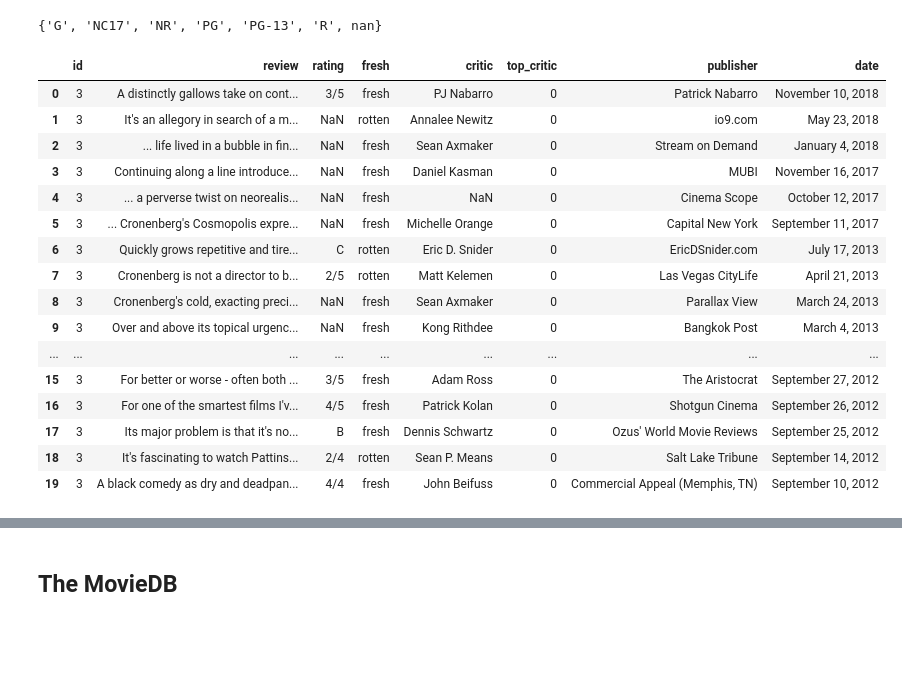
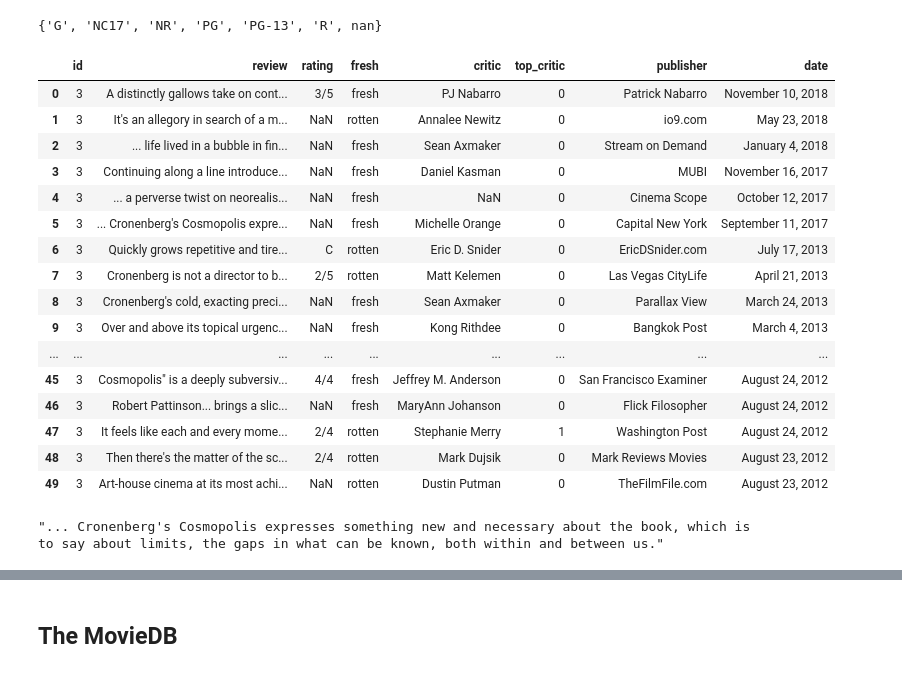
Before and after one commit to hacampbell1/teamaustin, a Jupyter notebook: computer_vision2.ipynb, the cells around one changed output, grey strips where cells are left out. Drawn from its saved outputs; the diff is of its cells as text; code cells hidden in the pictures; blank space fills up the shorter version.

```diff
--- a/computer_vision2.ipynb
+++ b/computer_vision2.ipynb
@@ -608,22 +620,26 @@ set(rt_movie_info.rating)
 {'G', 'NC17', 'NR', 'PG', 'PG-13', 'R', nan}
 # %%
 rt_reviews = pd.read_csv('data/rt.reviews.tsv.gz', sep='\t', encoding='cp1252')
-rt_reviews.head(20)
+rt_reviews.head(50)
 # %% [output]
 |  | id | review | rating | fresh | critic | top_critic | publisher | date |
 | 0 | 3 | A distinctly gallows take on cont... | 3/5 | fresh | PJ Nabarro | 0 | Patrick Nabarro | November 10, 2018 |
 | 1 | 3 | It's an allegory in search of a m... | NaN | rotten | Annalee Newitz | 0 | io9.com | May 23, 2018 |
 | 2 | 3 | ... life lived in a bubble in fin... | NaN | fresh | Sean Axmaker | 0 | Stream on Demand | January 4, 2018 |
 | 3 | 3 | Continuing along a line introduce... | NaN | fresh | Daniel Kasman | 0 | MUBI | November 16, 2017 |
 | 4 | 3 | ... a perverse twist on neorealis... | NaN | fresh | NaN | 0 | Cinema Scope | October 12, 2017 |
 | 5 | 3 | ... Cronenberg's Cosmopolis expre... | NaN | fresh | Michelle Orange | 0 | Capital New York | September 11, 2017 |
 | 6 | 3 | Quickly grows repetitive and tire... | C | rotten | Eric D. Snider | 0 | EricDSnider.com | July 17, 2013 |
 | 7 | 3 | Cronenberg is not a director to b... | 2/5 | rotten | Matt Kelemen | 0 | Las Vegas CityLife | April 21, 2013 |
 | 8 | 3 | Cronenberg's cold, exacting preci... | NaN | fresh | Sean Axmaker | 0 | Parallax View | March 24, 2013 |
 | 9 | 3 | Over and above its topical urgenc... | NaN | fresh | Kong Rithdee | 0 | Bangkok Post | March 4, 2013 |
 | ... | ... | ... | ... | ... | ... | ... | ... | ... |
-| 15 | 3 | For better or worse - often both ... | 3/5 | fresh | Adam Ross | 0 | The Aristocrat | September 27, 2012 |
-| 16 | 3 | For one of the smartest films I'v... | 4/5 | fresh | Patrick Kolan | 0 | Shotgun Cinema | September 26, 2012 |
-| 17 | 3 | Its major problem is that it's no... | B | fresh | Dennis Schwartz | 0 | Ozus' World Movie Reviews | September 25, 2012 |
-| 18 | 3 | It's fascinating to watch Pattins... | 2/4 | rotten | Sean P. Means | 0 | Salt Lake Tribune | September 14, 2012 |
-| 19 | 3 | A black comedy as dry and deadpan... | 4/4 | fresh | John Beifuss | 0 | Commercial Appeal (Memphis, TN) | September 10, 2012 |
+| 45 | 3 | Cosmopolis" is a deeply subversiv... | 4/4 | fresh | Jeffrey M. Anderson | 0 | San Francisco Examiner | August 24, 2012 |
+| 46 | 3 | Robert Pattinson... brings a slic... | NaN | fresh | MaryAnn Johanson | 0 | Flick Filosopher | August 24, 2012 |
+| 47 | 3 | It feels like each and every mome... | 2/4 | rotten | Stephanie Merry | 1 | Washington Post | August 24, 2012 |
+| 48 | 3 | Then there's the matter of the sc... | 2/4 | rotten | Mark Dujsik | 0 | Mark Reviews Movies | August 23, 2012 |
+| 49 | 3 | Art-house cinema at its most achi... | NaN | rotten | Dustin Putman | 0 | TheFilmFile.com | August 23, 2012 |
+# %%
+rt_reviews.review[5]
+# %% [output]
+"... Cronenberg's Cosmopolis expresses something new and necessary about the book, which is to say about limits, the gaps in what can be known, both within and between us."
```
Also changed, not shown: parts of 4 cells of this notebook.
